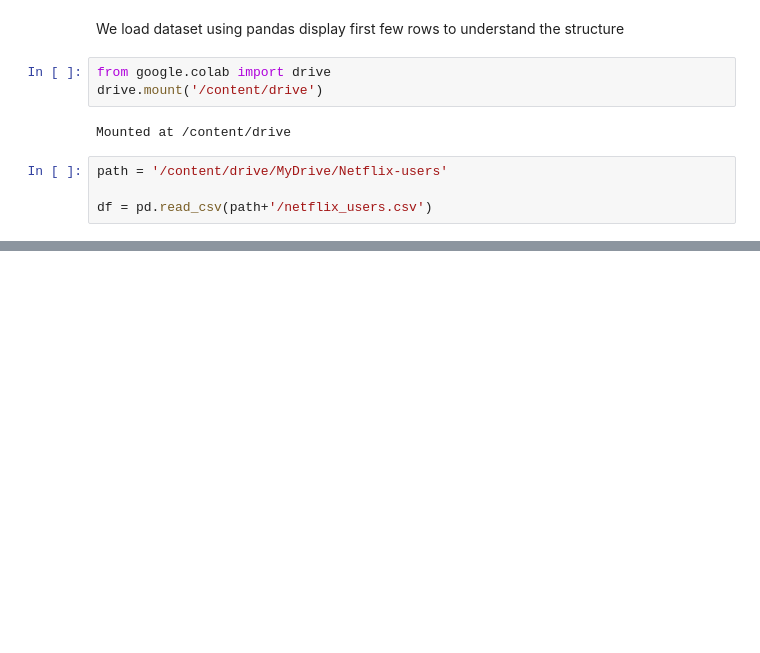
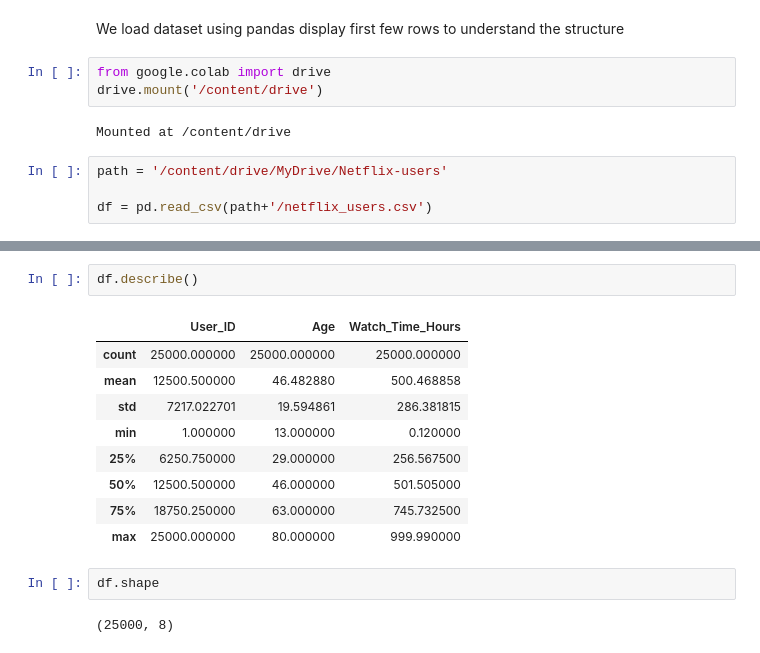
Before and after one commit to gauravvxv/Netflix-Users-Database, a Jupyter notebook: Notebook/users.ipynb, the cells around one changed output, grey strips where cells are left out. Saved outputs shown, nothing was run; the diff lists cells and outputs as text; blank space fills up the shorter version.

```diff
--- a/Notebook/users.ipynb
+++ b/Notebook/users.ipynb
@@ -44,0 +67,16 @@ df.head()
+# %%
+df.describe()
+# %% [output]
+|  | User_ID | Age | Watch_Time_Hours |
+| count | 25000.000000 | 25000.000000 | 25000.000000 |
+| mean | 12500.500000 | 46.482880 | 500.468858 |
+| std | 7217.022701 | 19.594861 | 286.381815 |
+| min | 1.000000 | 13.000000 | 0.120000 |
+| 25% | 6250.750000 | 29.000000 | 256.567500 |
+| 50% | 12500.500000 | 46.000000 | 501.505000 |
+| 75% | 18750.250000 | 63.000000 | 745.732500 |
+| max | 25000.000000 | 80.000000 | 999.990000 |
+# %%
+df.shape
+# %% [output]
+(25000, 8)
```
Also changed, not shown: parts of 10 cells of this notebook.
